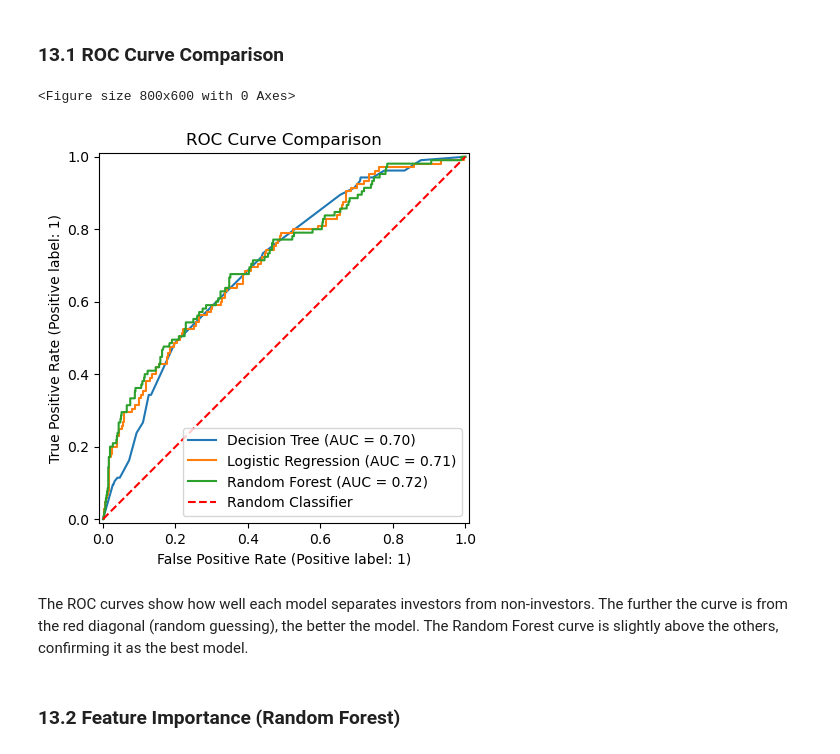
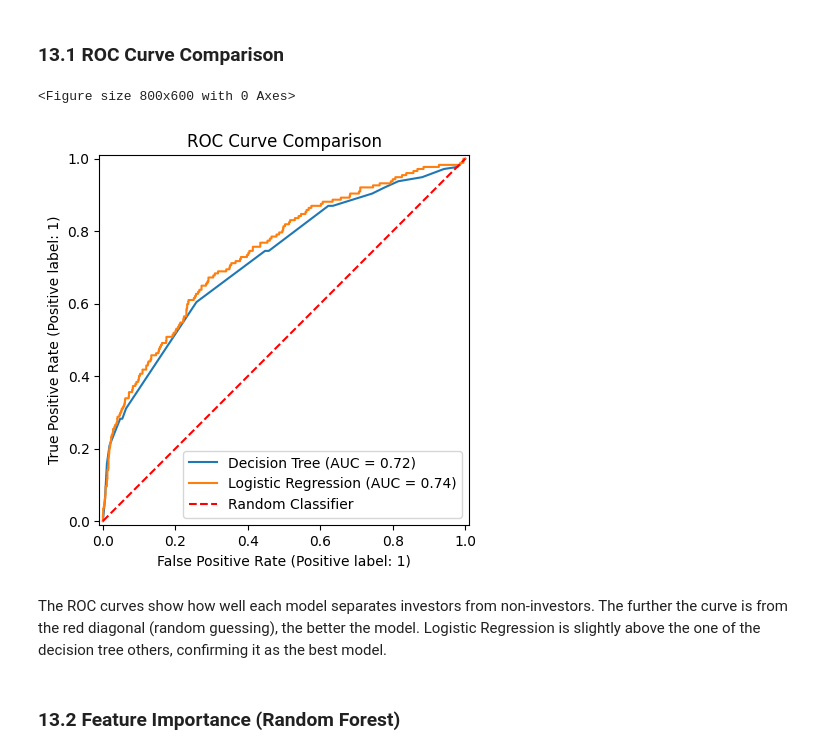
Before and after one commit to sguhring/Project_Catolica, a Jupyter notebook: Delivery_2.ipynb, the cells around one changed output. Saved outputs shown, nothing was run; the diff lists cells and outputs as text; code cells hidden in the pictures.

Commit message:
Add naive baseline, update model comparison to Logistic Regression

```diff
--- a/Delivery_2.ipynb
+++ b/Delivery_2.ipynb
@@ -97,7 +94,0 @@ The results show that only 11.5% of clients invested (884 out of 7,700). This co
-# %%
-# Filter: only keep clients where contact is profitable
-# Break-even: 0.22 * balance * 0.045 = 5 → balance = 505
-df_0 = df_0[df_0['balance'] >= 505]
-
-print(f"After filter: {df_0.shape[0]} clients remaining")
-print(f"Investment Rate after filter: {df_0['investment_status'].mean():.3f}")
@@ -226,8 +221,8 @@ The baseline model shows strong overfitting: training accuracy is 100% but test
 parameters = {
     'var_filter__threshold': [0.01, 0.05],
     'classifier__max_depth': [3, 4, 5, 6, 8],
-    'classifier__min_samples_split': [2, 5, 10, 20],
-    'classifier__min_samples_leaf': [1, 2, 4, 8],
+    'classifier__min_samples_split': [2, 5,6,4, 10, 20,30,],
+    'classifier__min_samples_leaf': [1, 2, 4,29, 30,31,32,40,45,49,50,51,70],
     'classifier__class_weight': ['balanced', None]
 }
 
@@ -507,16 +417,15 @@ Based on this comparison, the Random Forest is selected as the final model for t
 # %%
 plt.figure(figsize=(8, 6))
 RocCurveDisplay.from_estimator(cv, X_test, y_test, name='Decision Tree')
 RocCurveDisplay.from_estimator(cv_lr, X_test, y_test, name='Logistic Regression', ax=plt.gca())
-RocCurveDisplay.from_estimator(cv_rf, X_test, y_test, name='Random Forest', ax=plt.gca())
 plt.plot([0, 1], [0, 1], 'r--', label='Random Classifier')
 plt.title('ROC Curve Comparison')
 plt.legend()
 plt.show()
 # %% [output]
 <Figure size 800x600 with 0 Axes>
-[figure, old version]
+[figure, new version]
 # %% [markdown]
-The ROC curves show how well each model separates investors from non-investors. The further the curve is from the red diagonal (random guessing), the better the model. The Random Forest curve is slightly above the others, confirming it as the best model.
+The ROC curves show how well each model separates investors from non-investors. The further the curve is from the red diagonal (random guessing), the better the model. Logistic Regression is slightly above the one of the decision tree  others, confirming it as the best model.
 # %% [markdown]
 ### 13.2 Feature Importance (Random Forest)
```
Also changed, not shown: parts of 28 cells of this notebook, 1 other file.
